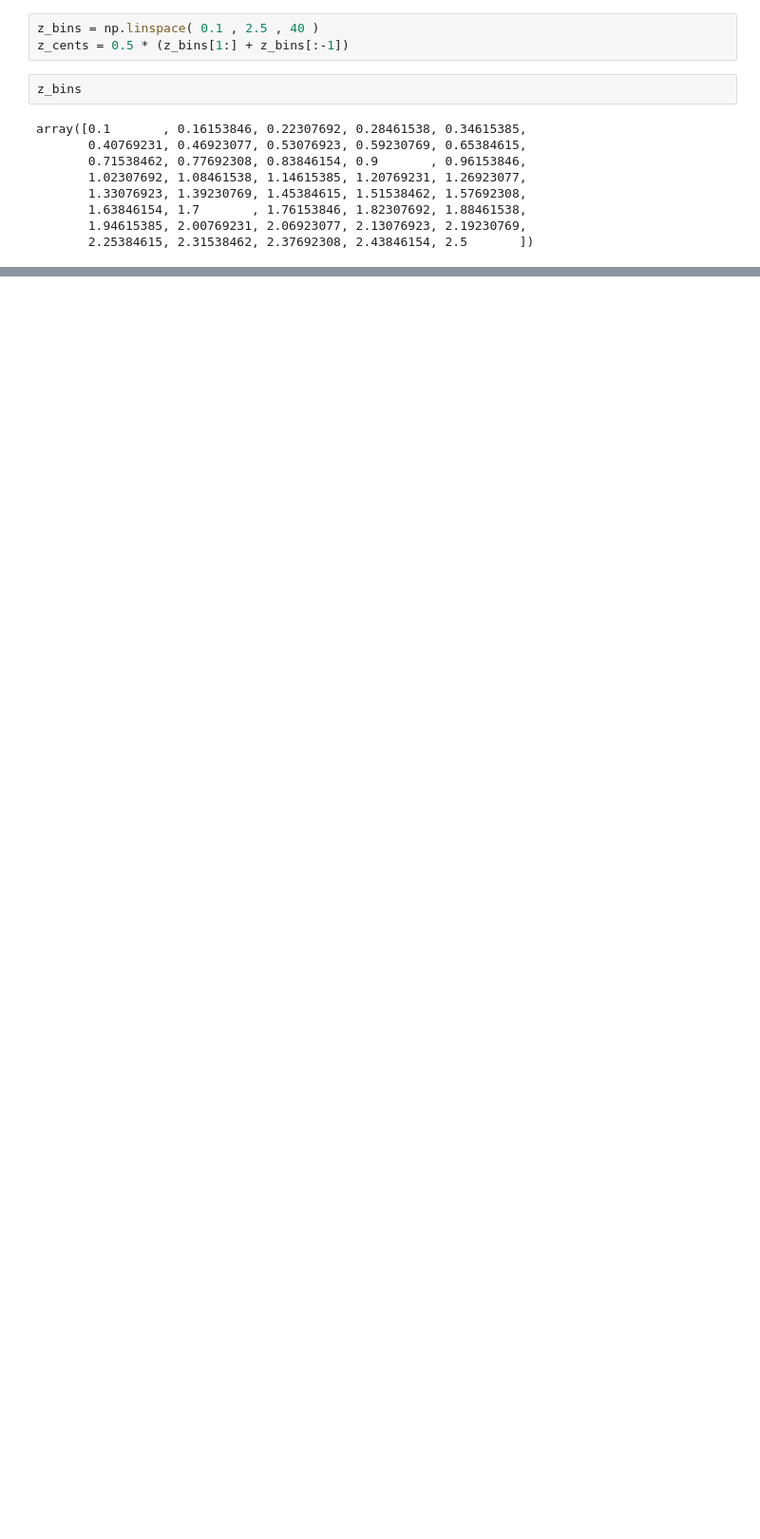
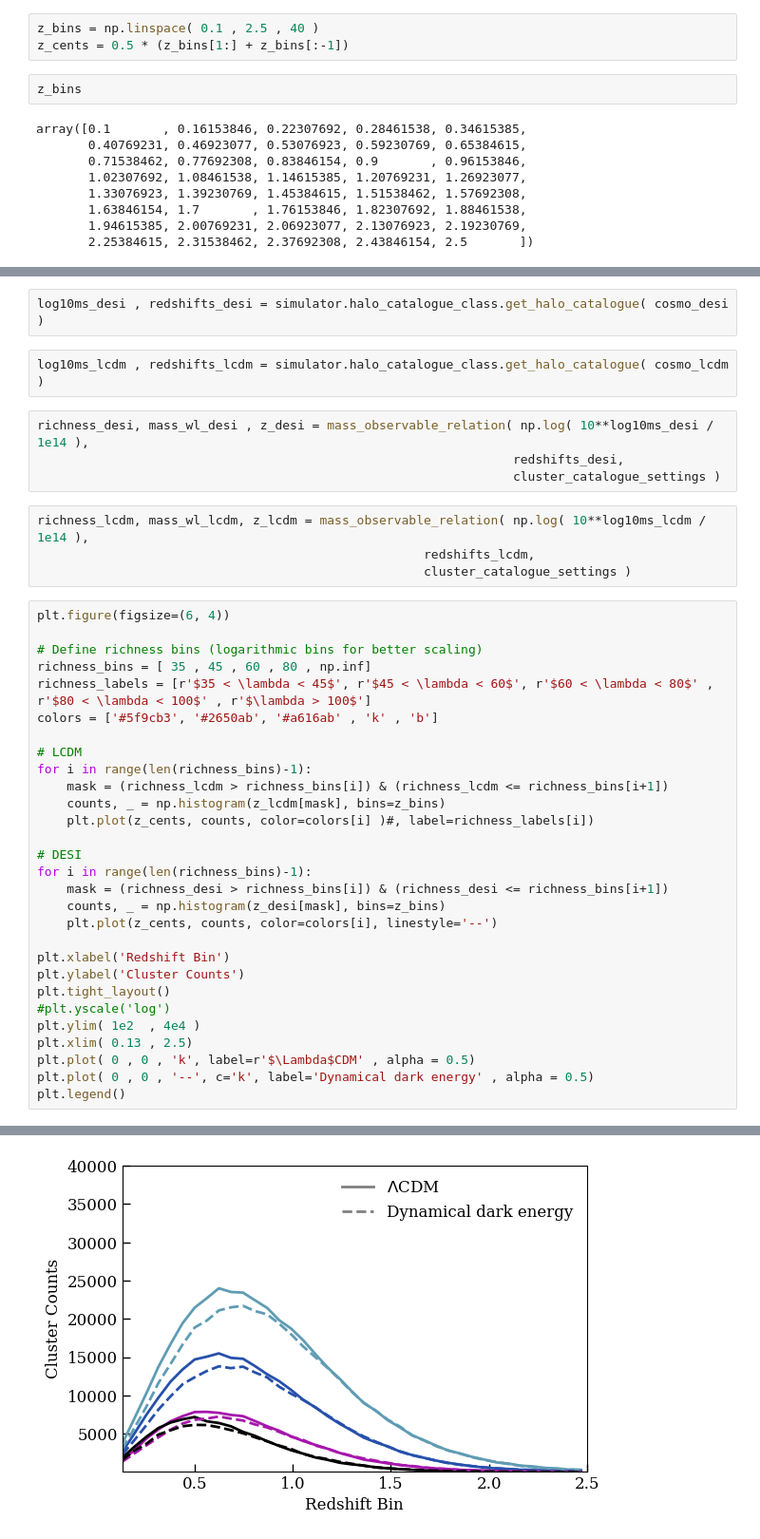
Before and after one commit to calumhrmurray/capish, a Jupyter notebook: notebooks/calum/tutorial_v01.ipynb, the cells around one changed output, grey strips where cells are left out. Shown at 95% size. Drawn from its saved outputs; the diff is of its cells as text; blank space fills up the shorter version.

```diff
--- a/notebooks/calum/tutorial_v01.ipynb
+++ b/notebooks/calum/tutorial_v01.ipynb
@@ -265,0 +269,42 @@ plt.show()
+# %%
+log10ms_desi , redshifts_desi = simulator.halo_catalogue_class.get_halo_catalogue( cosmo_desi )
+# %%
+log10ms_lcdm , redshifts_lcdm = simulator.halo_catalogue_class.get_halo_catalogue( cosmo_lcdm )
+# %%
+richness_desi, mass_wl_desi , z_desi = mass_observable_relation( np.log( 10**log10ms_desi / 1e14 ),
+                                                                redshifts_desi,
+                                                                cluster_catalogue_settings )
+# %%
+richness_lcdm, mass_wl_lcdm, z_lcdm = mass_observable_relation( np.log( 10**log10ms_lcdm / 1e14 ),
+                                                    redshifts_lcdm,
+                                                    cluster_catalogue_settings )
+# %%
+plt.figure(figsize=(6, 4))
+
+# Define richness bins (logarithmic bins for better scaling)
+richness_bins = [ 35 , 45 , 60 , 80 , np.inf]
+richness_labels = [r'$35 < \lambda < 45$', r'$45 < \lambda < 60$', r'$60 < \lambda < 80$' , r'$80 < \lambda < 100$' , r'$\lambda > 100$']
+colors = ['#5f9cb3', '#2650ab', '#a616ab' , 'k' , 'b']
+
+# LCDM
+for i in range(len(richness_bins)-1):
+    mask = (richness_lcdm > richness_bins[i]) & (richness_lcdm <= richness_bins[i+1])
+    counts, _ = np.histogram(z_lcdm[mask], bins=z_bins)
+    plt.plot(z_cents, counts, color=colors[i] )#, label=richness_labels[i])
+
+# DESI
+for i in range(len(richness_bins)-1):
+    mask = (richness_desi > richness_bins[i]) & (richness_desi <= richness_bins[i+1])
+    counts, _ = np.histogram(z_desi[mask], bins=z_bins)
+    plt.plot(z_cents, counts, color=colors[i], linestyle='--')
+
+plt.xlabel('Redshift Bin')
+plt.ylabel('Cluster Counts')
+plt.tight_layout()
+#plt.yscale('log')
+plt.ylim( 1e2  , 4e4 )
+plt.xlim( 0.13 , 2.5)
+plt.plot( 0 , 0 , 'k', label=r'$\Lambda$CDM' , alpha = 0.5)
+plt.plot( 0 , 0 , '--', c='k', label='Dynamical dark energy' , alpha = 0.5)
+plt.legend()
+# %% [output]
@@ -265,0 +312 @@ plt.show()
+[figure, added]
```
Also changed, not shown: parts of 9 cells of this notebook.
